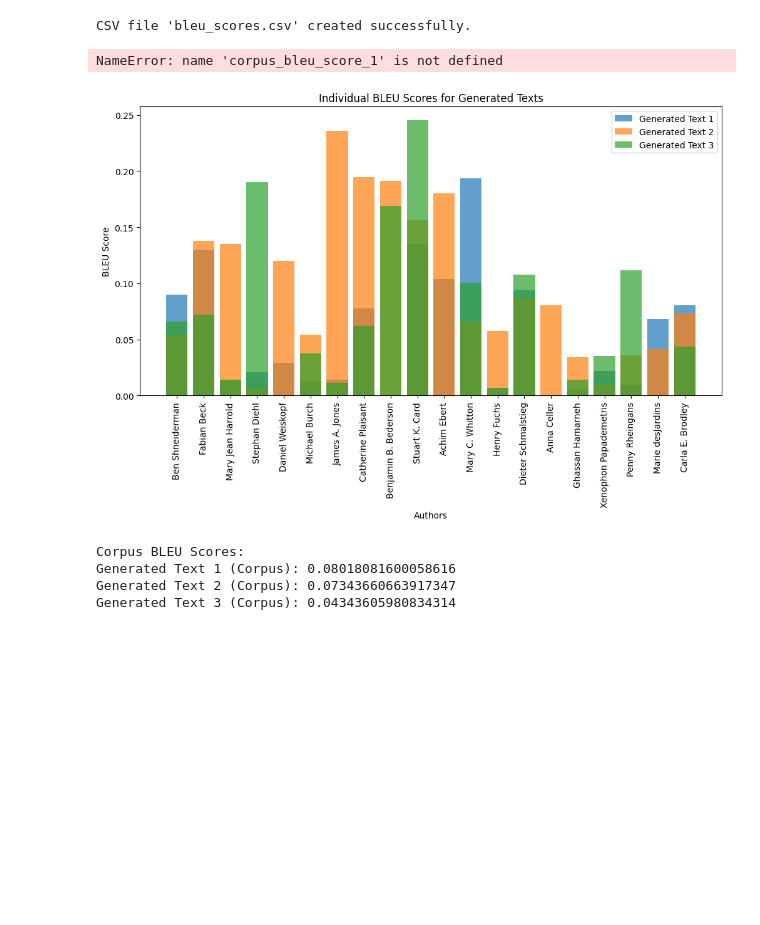
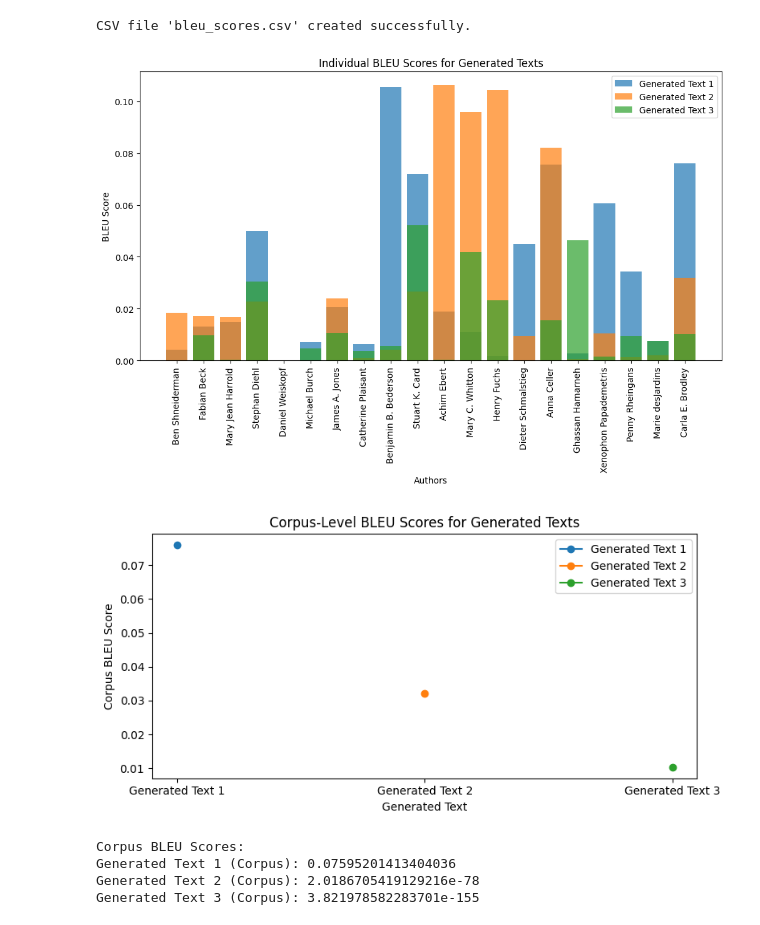
Before and after one commit to jonidamukaj/testing_LLMs, a Jupyter notebook: testing/paragraph3/ada/Bleu/bleu.ipynb, the cells around one changed output. Saved outputs shown, nothing was run; the diff lists cells and outputs as text; code cells hidden in the pictures; blank space fills up the shorter version.

```diff
--- a/testing/paragraph3/ada/Bleu/bleu.ipynb
+++ b/testing/paragraph3/ada/Bleu/bleu.ipynb
@@ -22,7 +22,7 @@ smoothing_function = SmoothingFunction()
 # Iterate through the data
 for entry in data:
     author_name = entry["name"]
-    existing_text = entry["existing_text2"]
+    existing_text = entry["existing_text"]
     generated_text1 = entry["generated_text1"]
     generated_text2 = entry["generated_text2"]
     generated_text3 = entry["generated_text3"]
@@ -66,35 +66,35 @@ CSV file 'bleu_scores.csv' created successfully.
 # %%
 import matplotlib.pyplot as plt
 
 # Create a bar chart for individual BLEU scores
 authors = [entry["name"] for entry in data]
 plt.figure(figsize=(12, 6))
 plt.bar(authors, bleu_scores_1, label="Generated Text 1", alpha=0.7)
 plt.bar(authors, bleu_scores_2, label="Generated Text 2", alpha=0.7)
 plt.bar(authors, bleu_scores_3, label="Generated Text 3", alpha=0.7)
 plt.xlabel("Authors")
 plt.ylabel("BLEU Score")
 plt.title("Individual BLEU Scores for Generated Texts")
 plt.xticks(rotation=90)
 plt.legend()
 
 # Create a line chart for corpus-level BLEU scores
 generated_text_labels = ["Generated Text 1", "Generated Text 2", "Generated Text 3"]
-corpus_bleu_scores = [corpus_bleu_score_1, corpus_bleu_score_2, corpus_bleu_score_3]
+corpus_bleu_scores = [bleu_score_1, bleu_score_2, bleu_score_3]
 plt.figure(figsize=(8, 4))
 for i in range(3):
     plt.plot(generated_text_labels[i], corpus_bleu_scores[i], marker='o', label=generated_text_labels[i])
 plt.xlabel("Generated Text")
 plt.ylabel("Corpus BLEU Score")
 plt.title("Corpus-Level BLEU Scores for Generated Texts")
 plt.legend()
 
 # Show the plots
 plt.tight_layout()
 plt.show()
 # %% [output]
-NameError: name 'corpus_bleu_score_1' is not defined
-[figure, old version]
+[figure, new version]
+[figure, added]
 # %%
 # Calculate corpus-level BLEU scores ,
 # This involves comparing the entire set of generated texts for each author to the reference texts for all authors.
@@ -108,6 +108,6 @@ print("Generated Text 2 (Corpus):", corpus_bleu_score_2)
 print("Generated Text 3 (Corpus):", corpus_bleu_score_3)
 # %% [output]
 Corpus BLEU Scores:
-Generated Text 1 (Corpus): 0.08018081600058616
-Generated Text 2 (Corpus): 0.07343660663917347
-Generated Text 3 (Corpus): 0.04343605980834314
+Generated Text 1 (Corpus): 0.07595201413404036
+Generated Text 2 (Corpus): 2.0186705419129216e-78
+Generated Text 3 (Corpus): 3.821978582283701e-155
```
Also changed, not shown: 23 other files.
